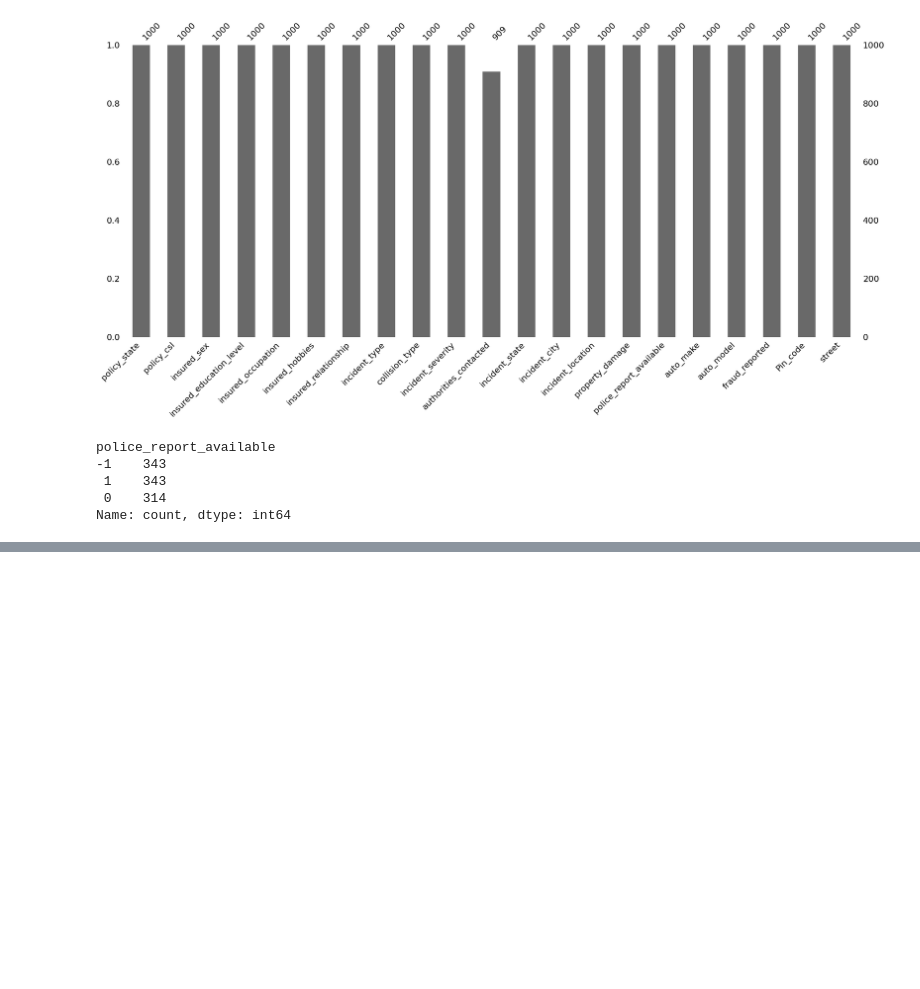
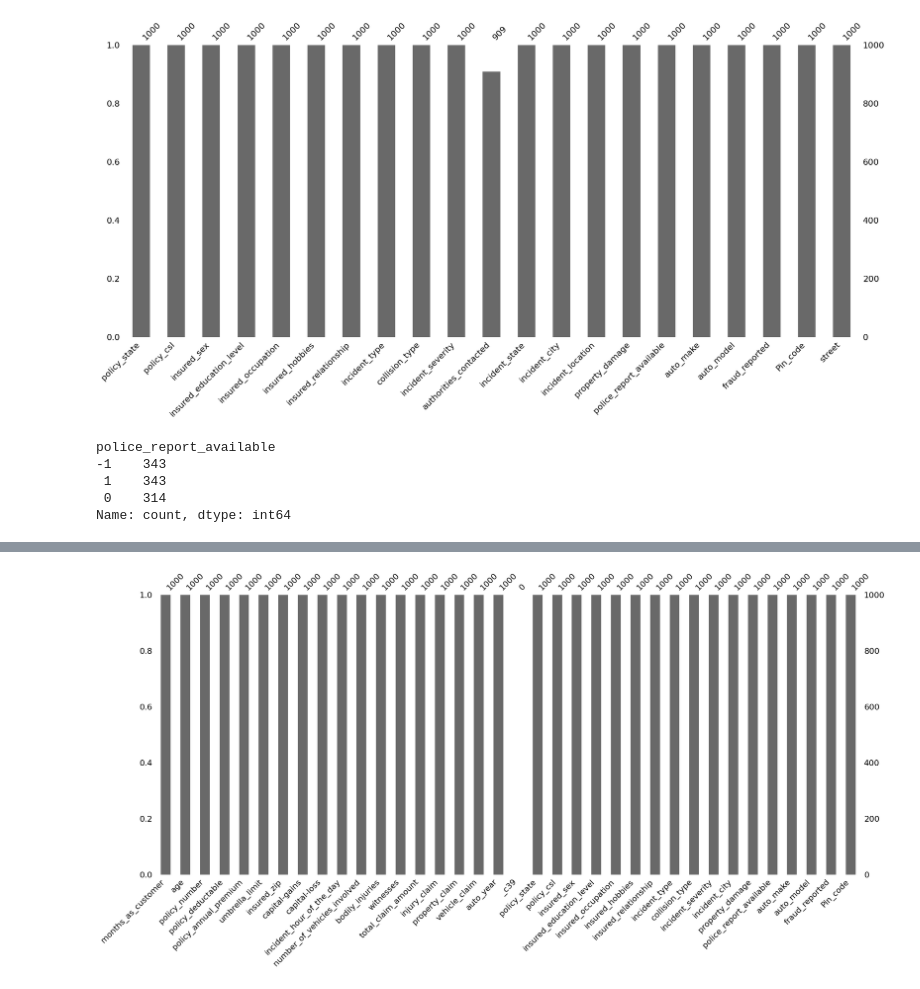
Before and after one commit to vipdurgade/Auto_Fraud_Detection, a Jupyter notebook: notebook.ipynb, the cells around one changed output, grey strips where cells are left out. Cells and saved outputs as stored; diff of their text form; code cells hidden in the pictures; blank space fills up the shorter version.

```diff
--- a/notebook.ipynb
+++ b/notebook.ipynb
@@ -257,0 +167,12 @@ Correlation matrix is empty — check numeric columns and data.
+# %%
+
+# Select numeric columns from num_df and cat_df
+num_from_num_df = num_df.select_dtypes(include=['int64', 'float64'])
+num_from_cat_df = cat_df.select_dtypes(include=['int64', 'float64'])
+
+# Combine them into one DataFrame
+all_numerical = pd.concat([num_from_num_df, num_from_cat_df], axis=1)
+
+# Show the result
+print("All numerical columns combined:")
+print(all_numerical.head())
@@ -257,0 +206,5 @@ Correlation matrix is empty — check numeric columns and data.
+# %%
+msno.bar(all_numerical)
+plt.show()
+# %% [output]
+[figure, added]
```
Also changed, not shown: parts of 16 cells of this notebook.
